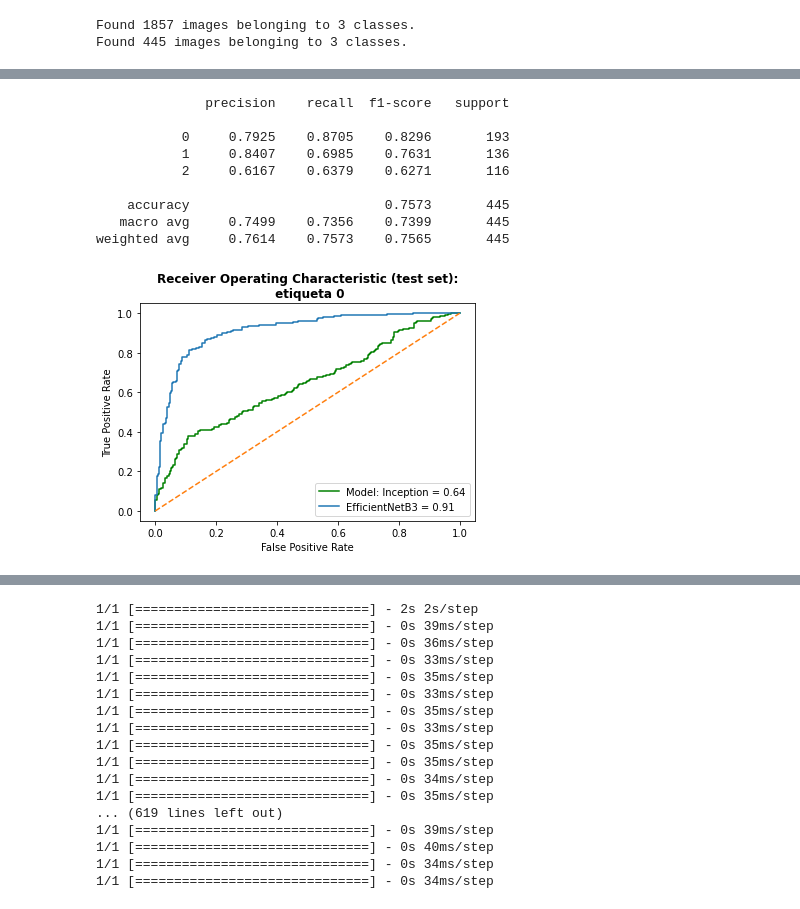
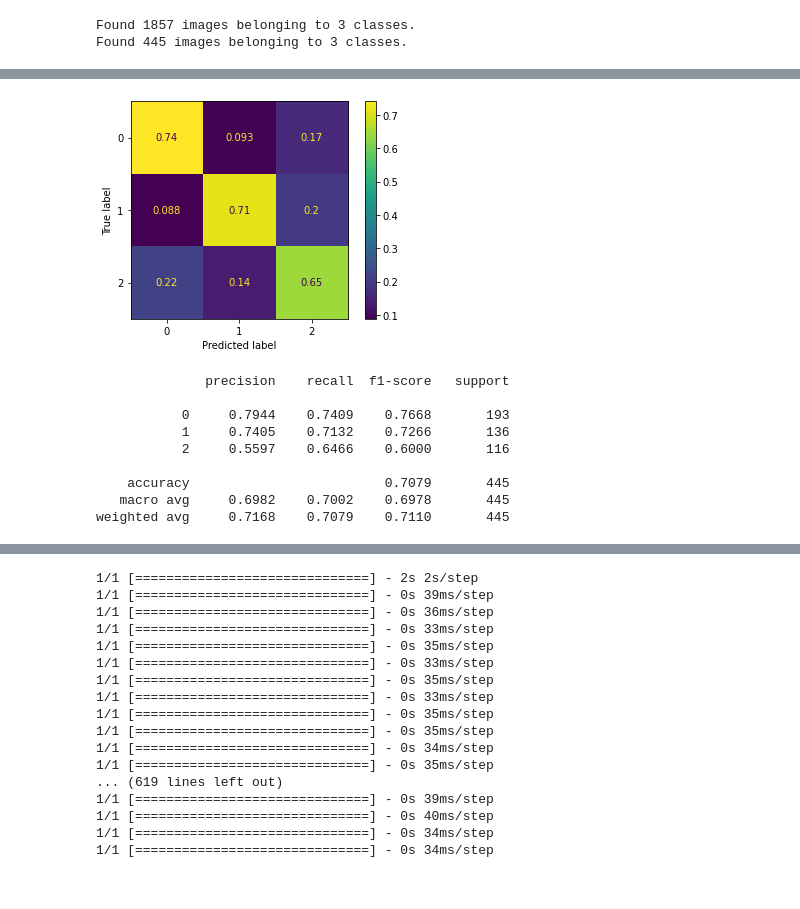
Before and after one commit to JuanPalms/Schneider-Electric-DS-Hackaton, a Jupyter notebook: CV_Schneider_Electric.ipynb, the cells around one changed output, grey strips where cells are left out. Saved outputs shown, nothing was run; the diff lists cells and outputs as text; code cells hidden in the pictures.

```diff
--- a/CV_Schneider_Electric.ipynb
+++ b/CV_Schneider_Electric.ipynb
@@ -303,5 +220,5 @@ ________________________________________________________________________________
 # %%
 optimizer = tensorflow.keras.optimizers.Adam(learning_rate=0.0001)
 EfficientNetB3_model.compile(optimizer=optimizer, loss='categorical_crossentropy', metrics=['accuracy'])
-history_eff = EfficientNetB3_model.fit(train_generator_EfficientNetB3, epochs=50, validation_data=val_generator_EfficientNetB3,  callbacks =[earlystopping])
+history_eff = EfficientNetB3_model.fit(train_generator_EfficientNetB3, epochs=15, validation_data=val_generator_EfficientNetB3)
 # %% [output]
@@ -375,47 +274,21 @@ Efficient_results.to_csv(resultados+'/Predicciones_efficient.csv')
+# %%
+y_pred_eff=np.argmax(predictions_efficient, axis=1)
+y_real_eff= val_generator_EfficientNetB3.classes
+# %%
+ from sklearn.metrics import ConfusionMatrixDisplay
+ConfusionMatrixDisplay.from_predictions(y_real_eff, y_pred_eff, normalize='true');
+# %% [output]
+[figure, added]
 # %%
 from sklearn import metrics
-print(metrics.classification_report(y_real,Efficient_results['predicted'], digits=4))
+print(metrics.classification_report(y_real_eff,y_pred_eff, digits=4))
 # %% [output]
               precision    recall  f1-score   support
 
-           0     0.7925    0.8705    0.8296       193
-           1     0.8407    0.6985    0.7631       136
-           2     0.6167    0.6379    0.6271       116
+           0     0.7944    0.7409    0.7668       193
+           1     0.7405    0.7132    0.7266       136
+           2     0.5597    0.6466    0.6000       116
 
-    accuracy                         0.7573       445
-   macro avg     0.7499    0.7356    0.7399       445
-weighted avg     0.7614    0.7573    0.7565       445
+    accuracy                         0.7079       445
+   macro avg     0.6982    0.7002    0.6978       445
+weighted avg     0.7168    0.7079    0.7110       445
-# %%
-# select the probabilities for label 0
-y_proba = Inception_results['p(0)']
-y_proba_efficient = Efficient_results['p(0)']
-
-
-# calculate false positive rate and true positive rate at different thresholds
-false_positive_rate, true_positive_rate, thresholds = roc_curve(y_real, y_proba, pos_label=0)
-false_positive_rate_eff, true_positive_rate_eff, thresholds_grid = roc_curve(y_real, y_proba_efficient, pos_label=0)
-
-
-# calculate AUC
-roc_auc = auc(false_positive_rate, true_positive_rate)
-roc_auc_eff = auc(false_positive_rate_eff, true_positive_rate_eff)
-
-
-plt.title('Receiver Operating Characteristic (test set):\n etiqueta 0', fontweight="bold")
-# plot the false positive rate on the x axis and the true positive rate on the y axis
-plt.plot(false_positive_rate,
-                    true_positive_rate,
-                    label='Model: Inception = {:0.2f}'.format(roc_auc),
-                    color="green")
-plt.plot(false_positive_rate_eff,
-                    true_positive_rate_eff,
-                    label='EfficientNetB3 = {:0.2f}'.format(roc_auc_eff))
-
-plt.legend(loc=0)
-plt.plot([0,1], [0,1], ls='--')
-plt.ylabel('True Positive Rate')
-plt.xlabel('False Positive Rate')
-
-plt.savefig(resultados+'/ROC_etiqueta0.png');
-# %% [output]
-[figure, removed]
```
Also changed, not shown: parts of 29 cells of this notebook.
